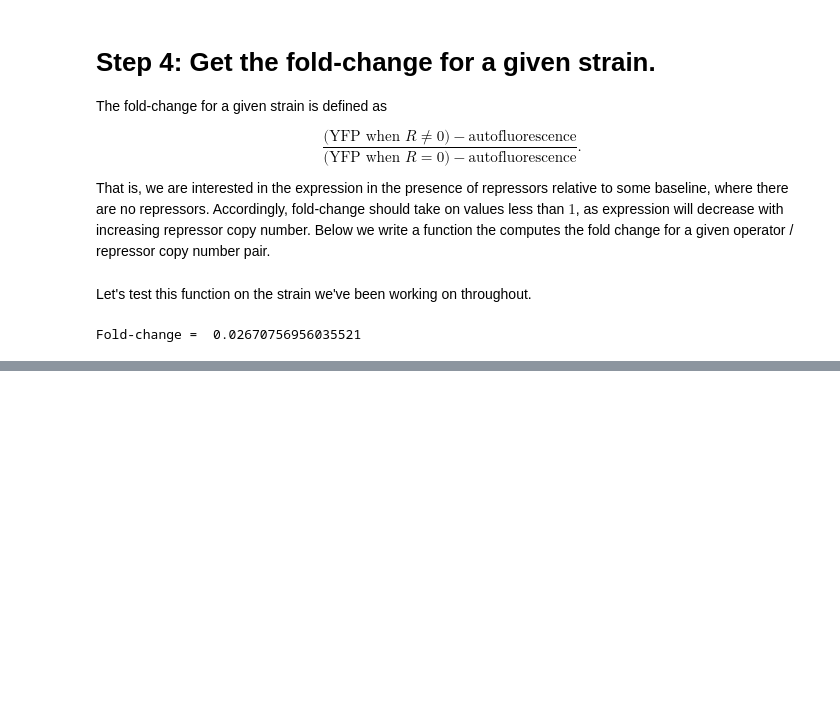
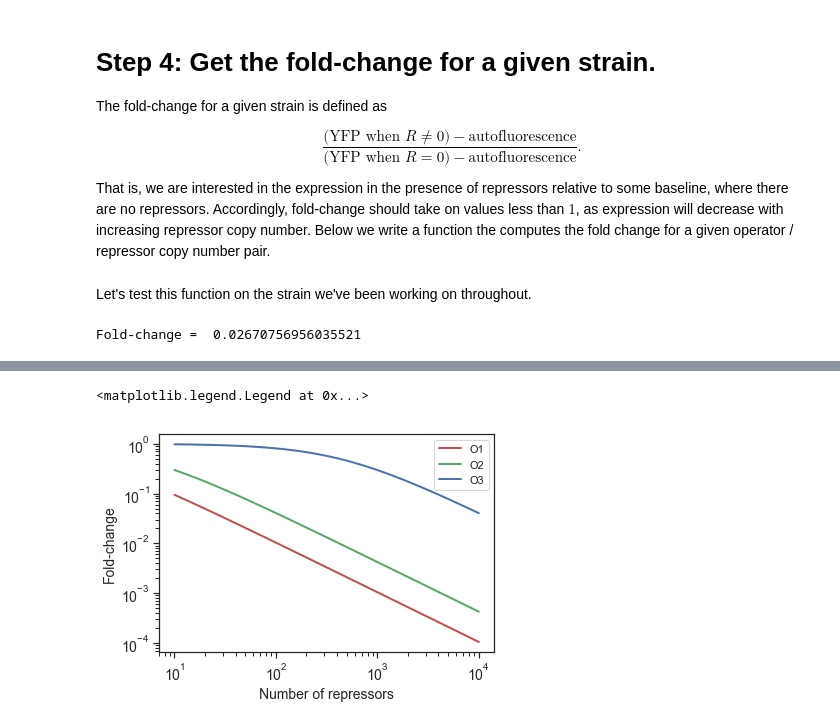
Before and after one commit to RPGroup-PBoC/gist_pboc_2019, a Jupyter notebook: code/lacI_titration_day2.ipynb, the cells around one changed output, grey strips where cells are left out. Drawn from its saved outputs; the diff is of its cells as text; code cells hidden in the pictures; blank space fills up the shorter version.

```diff
--- a/code/lacI_titration_day2.ipynb
+++ b/code/lacI_titration_day2.ipynb
@@ -390,0 +455,24 @@ Fold-change =  0.02670756956035521
+# %%
+# number of non-specific sites
+NNS = 4.6E6
+
+# repressor binding energies in kT units
+dE = [-15.3, -13.9, -9.3]
+
+# range of repressor copy numbers, 10 to 10,000
+R_range = np.logspace(1, 4, 100)
+
+# assign a color to each operator
+colors = ['r', 'g', 'b']
+
+# find and plot the theoretical predictions
+for i in range(len(dE)):
+    fold_change = 1/(1 + R_range/ NNS * np.exp(-dE[i]))
+    plt.loglog(R_range, fold_change, color = colors[i])
+
+plt.xlabel('Number of repressors')
+plt.ylabel('Fold-change')
+plt.legend(["O1","O2","O3"])
+# %% [output]
+<matplotlib.legend.Legend at 0x...>
+[figure, added]
```
Also changed, not shown: parts of 6 cells of this notebook, 4 other files.
